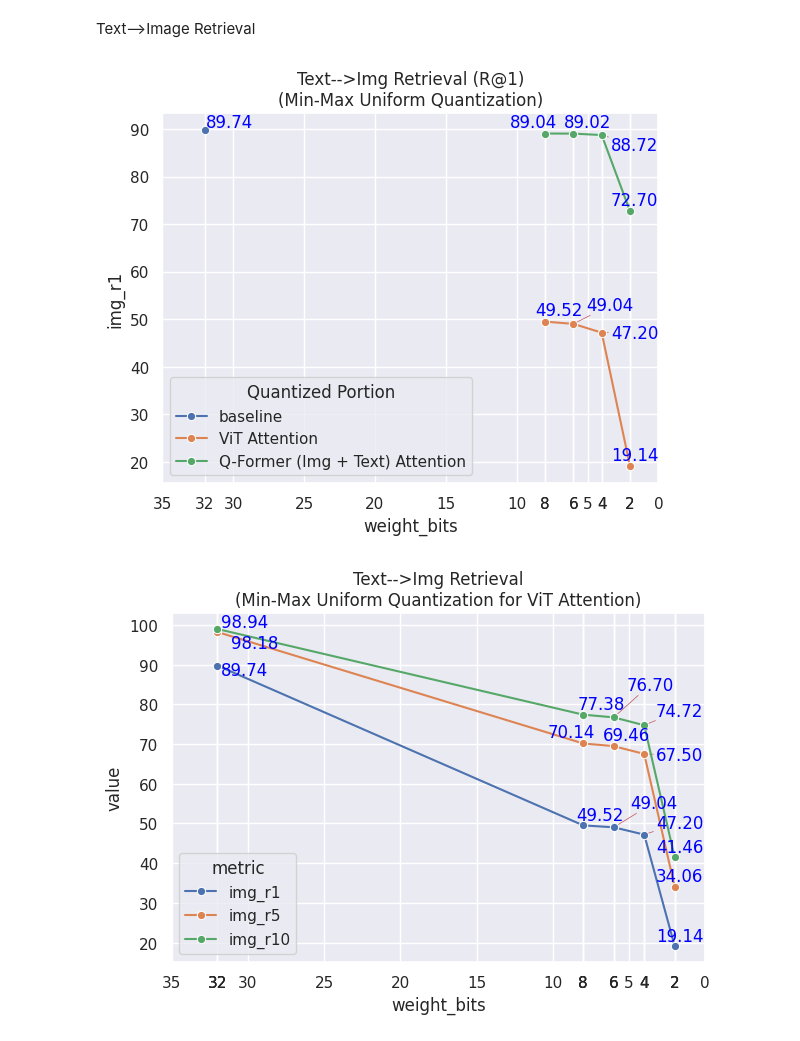
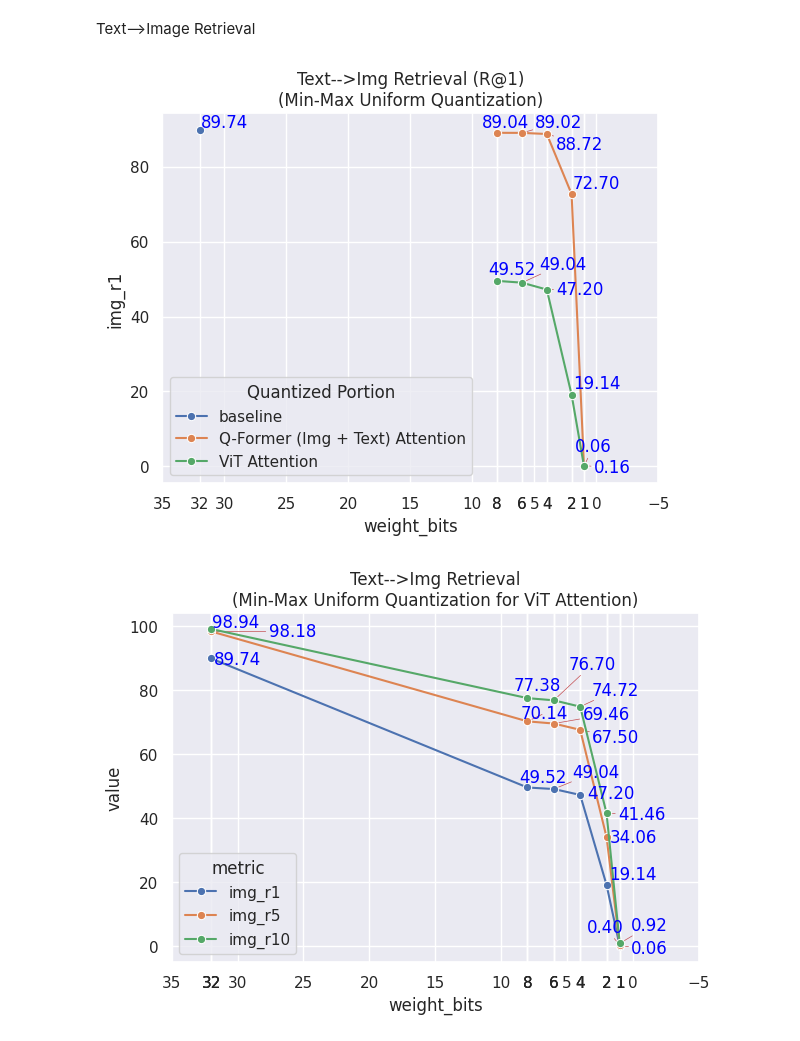
Before and after one commit to Vincent-La/multi_modal_quant, a Jupyter notebook: notebooks/blip2_flickr_postprocessing.ipynb, the cells around one changed output. Cells and saved outputs as stored; diff of their text form; code cells hidden in the pictures.

```diff
--- a/notebooks/blip2_flickr_postprocessing.ipynb
+++ b/notebooks/blip2_flickr_postprocessing.ipynb
@@ -91,6 +88,7 @@ results_paths
 df_results = load_results(results_paths)
 df_results = pd.concat([baseline_result, df_results], axis = 0)
 df_results = df_results.drop(['txt_r_mean','img_r_mean', 'r_mean', 'agg_metrics'], axis = 1)
+df_results = df_results.sort_values(by=['file_name', 'weight_bits'])
 df_results
 # %% [output]
 |  | txt_r1 | txt_r5 | txt_r10 | img_r1 | img_r5 | img_r10 | Quantized Portion | file_name | weight_bits | ... |
@@ -211,21 +211,23 @@ plot_all_recall(df[df.weight_bits >= 2.0],
 # %% [markdown]
 Text-->Image Retrieval
 # %%
-plot(df_results[df_results.weight_bits >= 2.0],
+df = df_results[df_results['Quantized Portion'].isin(['baseline', 'ViT Attention', 'Q-Former (Img + Text) Attention'])]
+
+plot(df[df.weight_bits != 1.58],
      x = 'weight_bits',
      y = 'img_r1',
      title = 'Text-->Img Retrieval (R@1)\n(Min-Max Uniform Quantization)')
 # %% [output]
-[figure, old version]
+[figure, new version]
 # %%
 df = df_results[df_results['Quantized Portion'].isin(['baseline', 'ViT Attention'])]
 df = df.drop(['txt_r1', 'txt_r5', 'txt_r10'], axis = 1)
 
-plot_all_recall(df[df.weight_bits >= 2.0],
+plot_all_recall(df[df.weight_bits != 1.58],
                 'weight_bits',
                 'Text-->Img Retrieval\n(Min-Max Uniform Quantization for ViT Attention)')
 # %% [output]
-[figure, old version]
+[figure, new version]
 # %%
 df = df_results[df_results['Quantized Portion'].isin(['baseline', 'Q-Former (Img + Text) Attention'])]
 df = df.drop(['txt_r1', 'txt_r5', 'txt_r10'], axis = 1)
```
Also changed, not shown: parts of 7 cells of this notebook, 1 other file.
